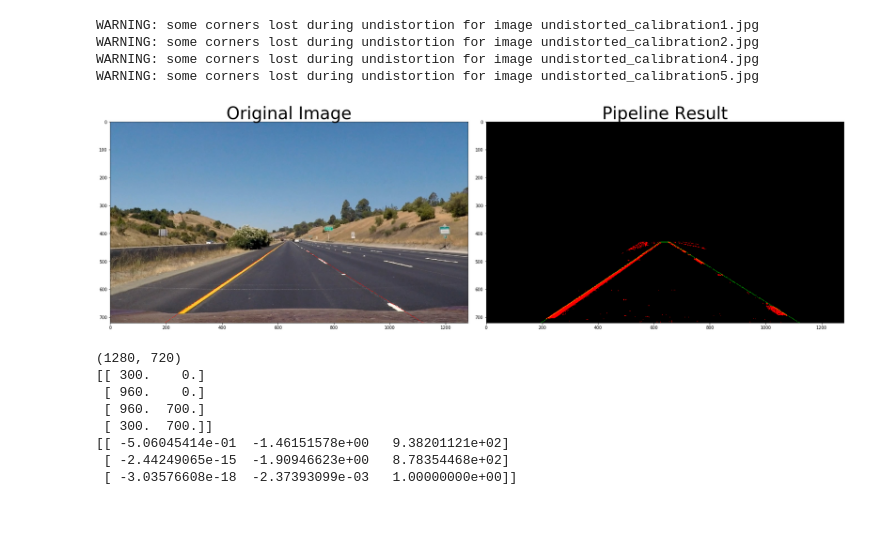
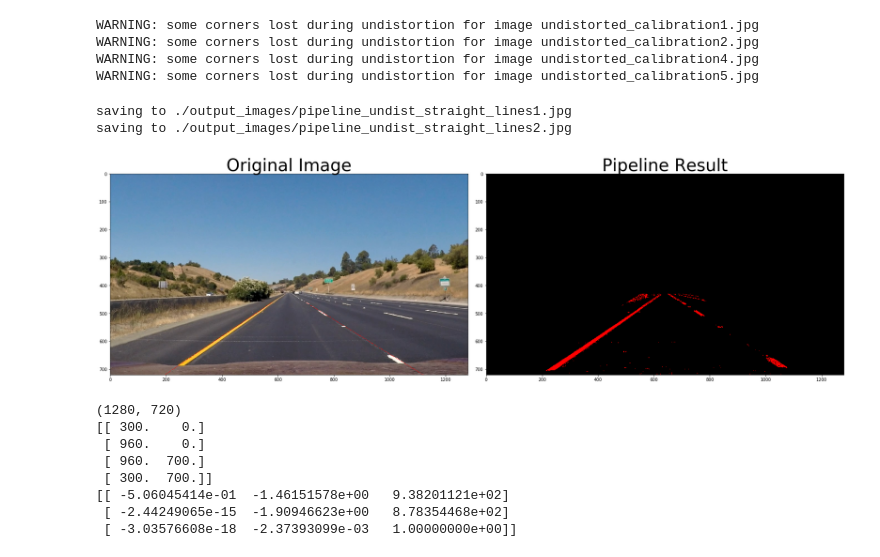
Before and after one commit to Gryton/carnd-advanced-lane-lines, a Jupyter notebook: project.ipynb, the cells around one changed output. Drawn from its saved outputs; the diff is of its cells as text; code cells hidden in the pictures; blank space fills up the shorter version.

Commit message:
Nearly completed pipeline

```diff
--- a/project.ipynb
+++ b/project.ipynb
@@ -205,41 +205,44 @@ def pipeline(img, s_thresh=(170, 255), sx_thresh=(20, 100)):
             [np.array([[100, image.shape[0]], [550, 430], [750, 430], [image.shape[1]-100, image.shape[0]]])])
     sxbinary = np.zeros_like(sxbinary)
     s_binary = np.zeros_like(sxbinary)
-    cv2.polylines(sxbinary,
-                  [np.array([[195, image.shape[0]], [623, 430], [655, 430], [image.shape[1]-160, image.shape[0]]])],
-                  True,
-                  1
-                  )
+    # cv2.polylines(sxbinary,
+    #               [np.array([[195, image.shape[0]], [623, 430], [655, 430], [image.shape[1]-160, image.shape[0]]])],
+    #               True,
+    #               1
+    #               )
     color_binary = np.dstack((third_layer, sxbinary, s_binary))
     return color_binary
 
 images = glob.glob('./test_images/straight*')
 for fname in images:
     image = cv2.imread(fname)
     result = pipeline(image, (190, 255), (20, 150))
     # fig = plt.figure()
     f, (ax1, ax2) = plt.subplots(1, 2, figsize=(24, 9))
     f.tight_layout()
 
     # cv2.polylines(image,
     #               [np.array([[195, image.shape[0]], [623, 430], [655, 430], [image.shape[1]-160, image.shape[0]]])],
     #               True,
     #               (0, 0, 255)
     #               )
     cv2.polylines(image,
                   [np.array([[195, image.shape[0]], [580, 460], [700, 460], [image.shape[1]-160, image.shape[0]]])],
                   True,
                   (0, 0, 255)
                   )
     ax1.imshow(cv2.cvtColor(image, cv2.COLOR_BGR2RGB))
     ax1.set_title('Original Image', fontsize=40)
 
     ax2.imshow(result)
     ax2.set_title('Pipeline Result', fontsize=40)
     plt.subplots_adjust(left=0., right=1, top=0.9, bottom=0.)
+    print('saving to ./output_images/pipeline_undist_{0}'.format(os.path.basename(fname)))
     plt.savefig('./output_images/pipeline_undist_{0}'.format(os.path.basename(fname)))
 # %% [output]
+saving to ./output_images/pipeline_undist_straight_lines1.jpg
+saving to ./output_images/pipeline_undist_straight_lines2.jpg
-[figure, old version]
+[figure, new version]
 # %%
 offset = 300
 img_size = gray.shape[::-1]
```
Also changed, not shown: parts of 12 cells of this notebook.
